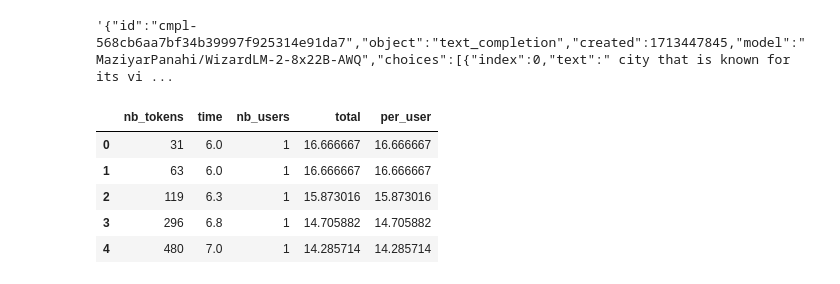
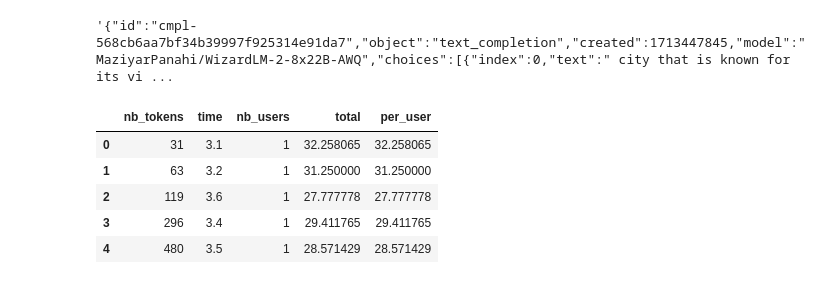
Before and after one commit to Naowak/Local-LLMs, a Jupyter notebook: test_plafrim.ipynb, the cells around one changed output. Saved outputs shown, nothing was run; the diff lists cells and outputs as text; code cells hidden in the pictures.

```diff
--- a/test_plafrim.ipynb
+++ b/test_plafrim.ipynb
@@ -29,37 +29,37 @@ data_mixtral_8x7b = {
     8: [3.8, 3.8, 4.0, 4.3, 4.9, 5.7, 9.3],
     16: [4.3, 4.6, 4.9, 6.0, 6.7, 8.5, 15.5],
     32: [6.0, 6.4, 7.6, 8.7, 10.9, 14.2, np.nan],
     64: [10.0, 10.5, 11.6, 15.5, np.nan, np.nan, np.nan],
     128: [18.5, 19.6, 21.5, np.nan, np.nan, np.nan, np.nan],
 }
 
 data_wizard2_8x22b = {
     1: [6.0, 6.0, 6.3, 6.8, 7.0, 7.6, 10.9],
     2: [7.2, 7.1, 7.4, 8.4, 8.7, 10.3, 16.7],
     4: [8.0, 8.1, 8.7, 10.3, 11.9, 14.2, 21.3],
     8: [9.0, 9.4, 10.0, 13.0, 16.7, 19.4, 36.2],
     16: [11.0, 12.2, 13.2, 21.1, 26.5, 31.9, 66.4],
     32: [16.0, 17.6, 22.6, 33.6, 37.7, 56.7, np.nan],
     64: [28.0, 31.8, 35.9, 56.0, 71.7, np.nan, np.nan],
     128: [52.0, 55.3, 67.0, 111.7, np.nan, np.nan, np.nan],
 }
 
-data = data_wizard2_8x22b
+data = data_mixtral_8x7b
 
 new_data = []
 for key in data:
     for i, time in enumerate(data[key]):
         new_data.append({'nb_tokens': nb_tokens[i], 'time': time, 'nb_users': key})
 
 df = pd.DataFrame(new_data)
 df['total'] = df.nb_users * 100 / df.time
 df['per_user'] = df.total / df.nb_users
 df.head()
 # %% [output]
 |  | nb_tokens | time | nb_users | total | per_user |
-| 0 | 31 | 6.0 | 1 | 16.666667 | 16.666667 |
-| 1 | 63 | 6.0 | 1 | 16.666667 | 16.666667 |
-| 2 | 119 | 6.3 | 1 | 15.873016 | 15.873016 |
-| 3 | 296 | 6.8 | 1 | 14.705882 | 14.705882 |
-| 4 | 480 | 7.0 | 1 | 14.285714 | 14.285714 |
+| 0 | 31 | 3.1 | 1 | 32.258065 | 32.258065 |
+| 1 | 63 | 3.2 | 1 | 31.250000 | 31.250000 |
+| 2 | 119 | 3.6 | 1 | 27.777778 | 27.777778 |
+| 3 | 296 | 3.4 | 1 | 29.411765 | 29.411765 |
+| 4 | 480 | 3.5 | 1 | 28.571429 | 28.571429 |
 # %%
```
Also changed, not shown: parts of 1 cell of this notebook, 4 other files.
